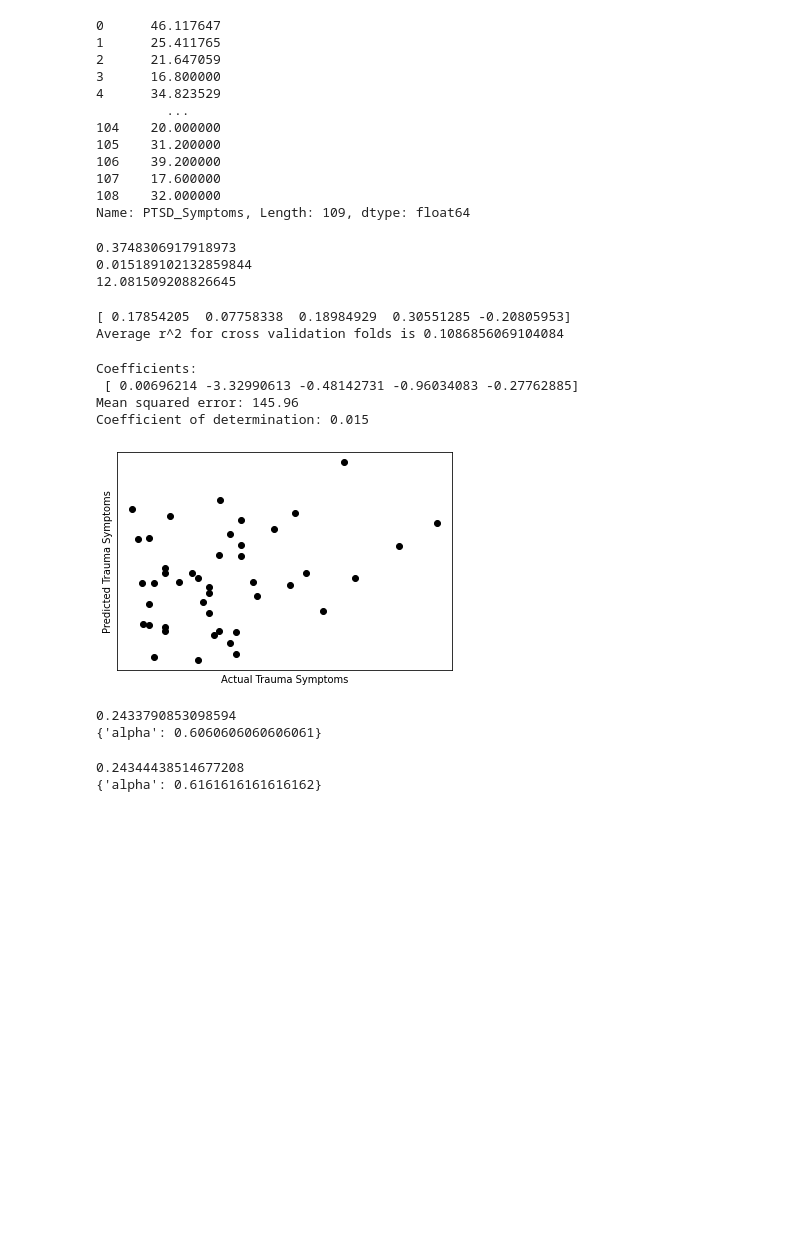
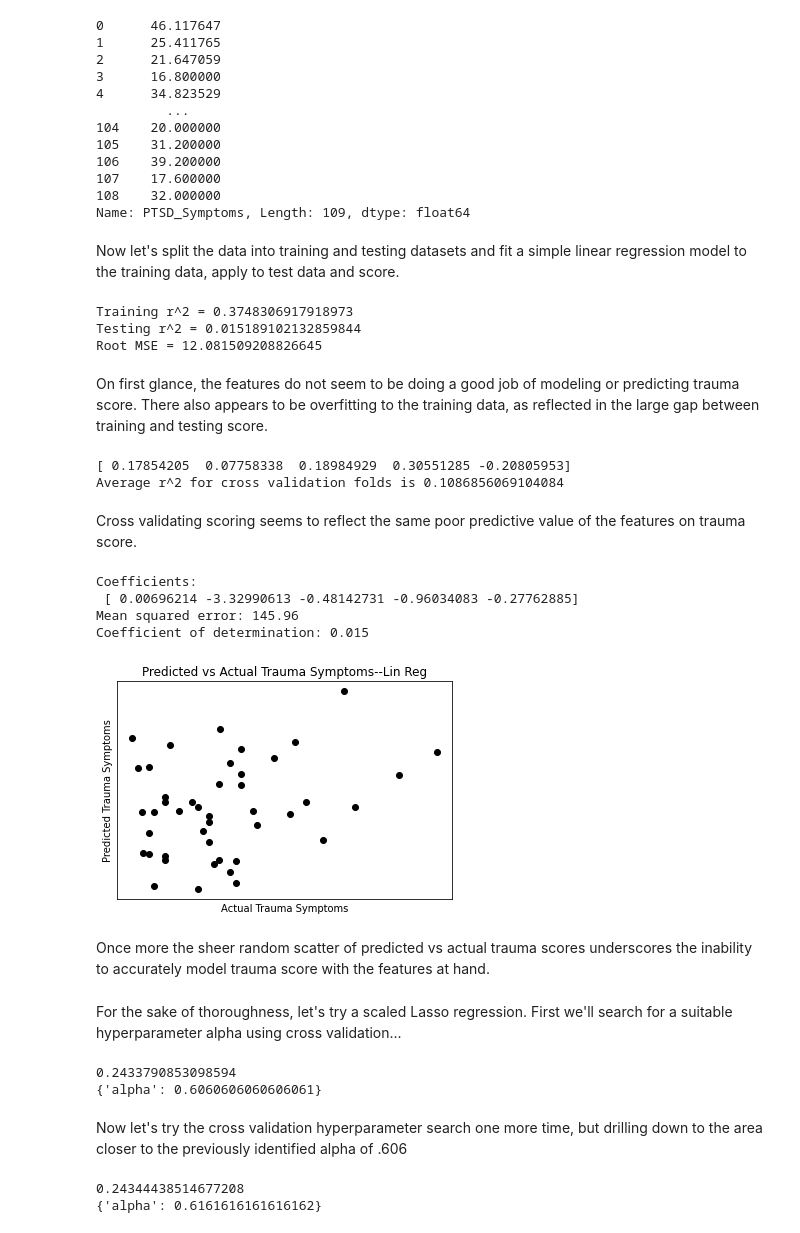
Before and after one commit to ptrim22/Bootcamp, a Jupyter notebook: Trauma_Capstone.ipynb, the cells around one changed output. Saved outputs shown, nothing was run; the diff lists cells and outputs as text; code cells hidden in the pictures; blank space fills up the shorter version.

```diff
--- a/Trauma_Capstone.ipynb
+++ b/Trauma_Capstone.ipynb
@@ -447,6 +472,8 @@ y
 107    17.600000
 108    32.000000
 Name: PTSD_Symptoms, Length: 109, dtype: float64
+# %% [markdown]
+Now let's split the data into training and testing datasets and fit a simple linear regression model to the training data, apply to test data and score.
 # %%
 X_train,X_test,y_train,y_test=train_test_split(X,y,test_size=.4,random_state=42)
 linreg=LinearRegression()
@@ -455,13 +482,15 @@ train_score=linreg.score(X_train,y_train)
 test_score=linreg.score(X_test,y_test)
 y_pred=linreg.predict(X_test)
 rootMSE=np.sqrt(mean_squared_error(y_test,y_pred))
-print(train_score)
-print(test_score)
-print(rootMSE)
+print('Training r^2 = ' + str(train_score))
+print('Testing r^2 = ' + str(test_score))
+print('Root MSE = ' + str(rootMSE))
 # %% [output]
-0.3748306917918973
-0.015189102132859844
-12.081509208826645
+Training r^2 = 0.3748306917918973
+Testing r^2 = 0.015189102132859844
+Root MSE = 12.081509208826645
+# %% [markdown]
+On first glance, the features do not seem to be doing a good job of modeling or predicting trauma score. There also appears to be overfitting to the training data, as reflected in the large gap between training and testing score.
 # %%
 lincv=cross_val_score(linreg,X,y,cv=5)
 print(lincv)
@@ -470,29 +499,36 @@ print('Average r^2 for cross validation folds is {}'.format(meancvscore))
 # %% [output]
 [ 0.17854205  0.07758338  0.18984929  0.30551285 -0.20805953]
 Average r^2 for cross validation folds is 0.1086856069104084
+# %% [markdown]
+Cross validating scoring seems to reflect the same poor predictive value of the features on trauma score.
 # %%
 # The coefficients
 print("Coefficients: \n", linreg.coef_)
 # The mean squared error
 print("Mean squared error: %.2f" % mean_squared_error(y_test, y_pred))
 # The coefficient of determination: 1 is perfect prediction
 print("Coefficient of determination: %.3f" % r2_score(y_test, y_pred))
 
 # Plot outputs
 plt.scatter(y_test,y_pred, color="black")
+plt.title('Predicted vs Actual Trauma Symptoms--Lin Reg')
 plt.xlabel('Actual Trauma Symptoms')
 plt.ylabel('Predicted Trauma Symptoms')
 
 plt.xticks(())
 plt.yticks(())
-
+plt.savefig('Predicted vs Actual Trauma--LinReg')
 plt.show()
 # %% [output]
 Coefficients:
  [ 0.00696214 -3.32990613 -0.48142731 -0.96034083 -0.27762885]
 Mean squared error: 145.96
 Coefficient of determination: 0.015
-[figure, old version]
+[figure, new version]
+# %% [markdown]
+Once more the sheer random scatter of predicted vs actual trauma scores underscores the inability to accurately model trauma score with the features at hand.
+# %% [markdown]
+For the sake of thoroughness, let's try a scaled Lasso regression. First we'll search for a suitable hyperparameter alpha using cross validation...
 # %%
 scaler=StandardScaler()
 scaler.fit(X_train)
@@ -508,6 +544,8 @@ print(lasso_cv.best_params_)
 # %% [output]
 0.2433790853098594
 {'alpha': 0.6060606060606061}
+# %% [markdown]
+Now let's try the cross validation hyperparameter search one more time, but drilling down to the area closer to the previously identified alpha of .606
 # %%
 parameters = {'alpha' : np.linspace(0,1,100)}
 lasso=Lasso()
```
Also changed, not shown: parts of 29 cells of this notebook.
